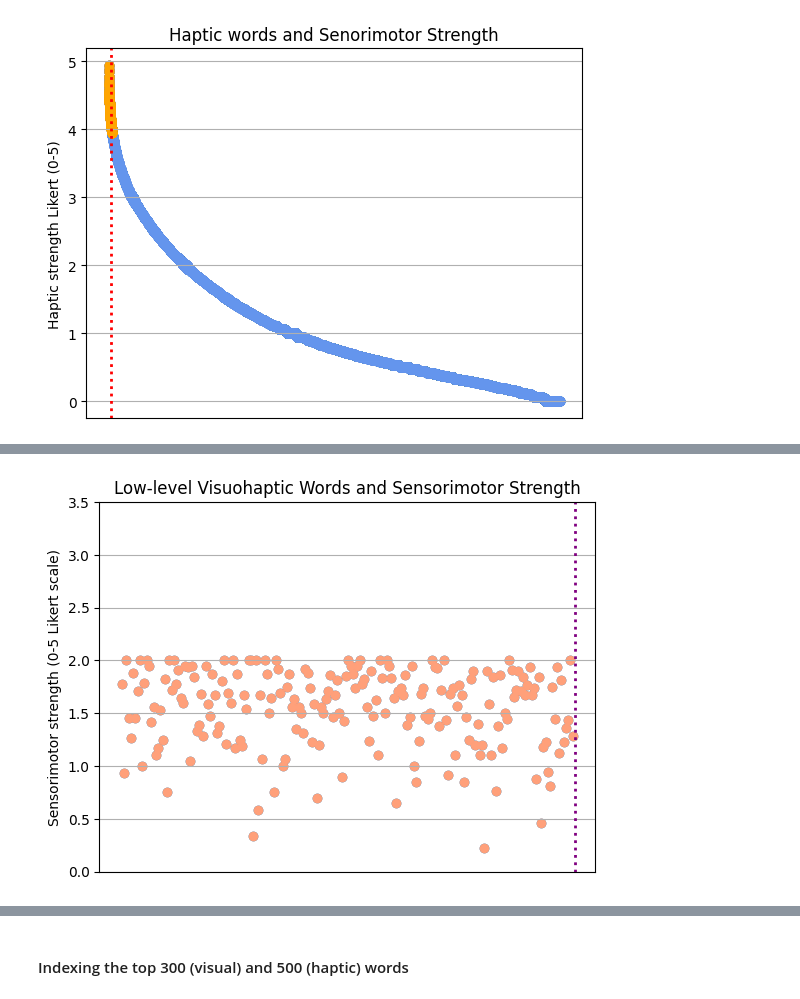
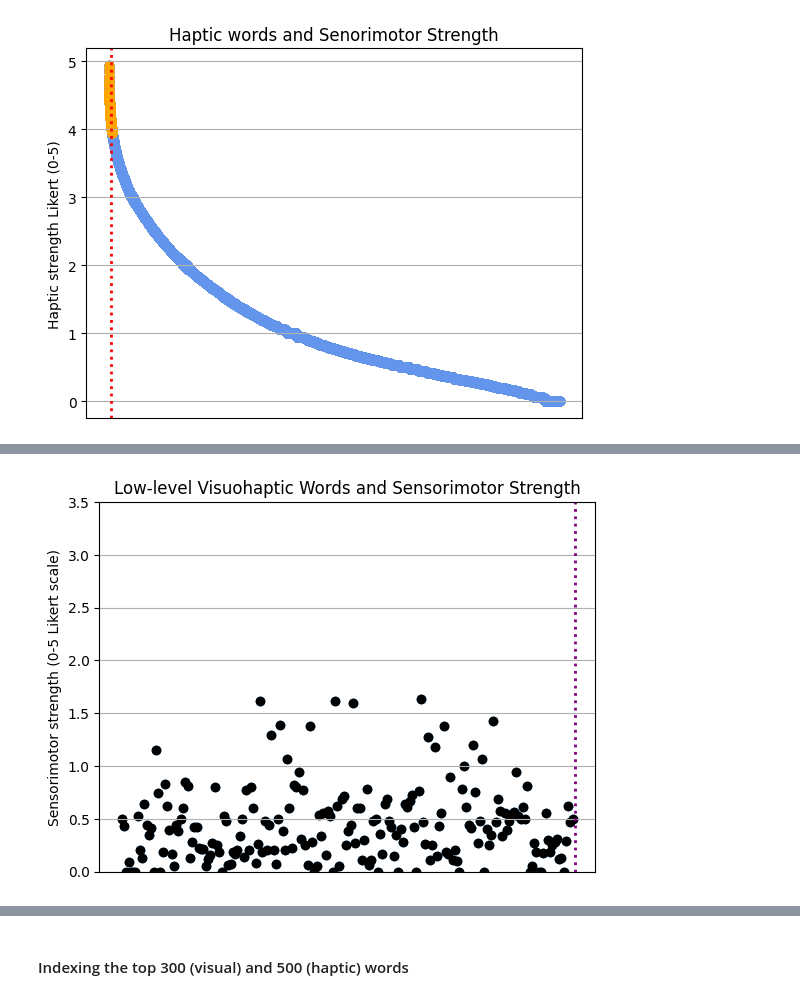
Before and after one commit to soniasola00/SpanLancasterNorm, a Jupyter notebook: Sonia3.ipynb, the cells around one changed output, grey strips where cells are left out. Drawn from its saved outputs; the diff is of its cells as text; code cells hidden in the pictures.

```diff
--- a/Sonia3.ipynb
+++ b/Sonia3.ipynb
@@ -516,30 +517,30 @@ plt.show()
 # %%
 # defining x and y axis
 x8_data = vh_norm_sample["Word"]
-y8_data = vh_norm_sample["Visual.mean"]
+y8_data = vh_norm_sample["Haptic.mean"]
 
 # defining the type of plot
 fig, ax = plt.subplots()
 ax.scatter(x8_data, y8_data)
 
 # names of labels
 ax.set(xlabel = 'Mid-level Visuohaptic Words', ylabel='Sensorimotor strength (0-5 Likert scale)',title = 'Low-level Visuohaptic Words and Sensorimotor Strength')
 
 #set x label to false becuase it tries to print all the words
 ax.get_xaxis().set_visible(False)
 
 # show plot
 ax.grid()
-ax.scatter(x8_data, y8_data, color='lightsalmon')
+ax.scatter(x8_data, y8_data, color='black')
 # add verticle line at 300
 
 ax.set_ylim(0,3.5)
 ax.axvline(x = 200, color = 'purple', linestyle = 'dotted', linewidth = 2)
 
 #fig.savefig("test.png")
 plt.show()
 # %% [output]
-[figure, old version]
+[figure, new version]
 # %%
 vh_norm_sample
 # %% [output]
```
Also changed, not shown: parts of 25 cells of this notebook.
